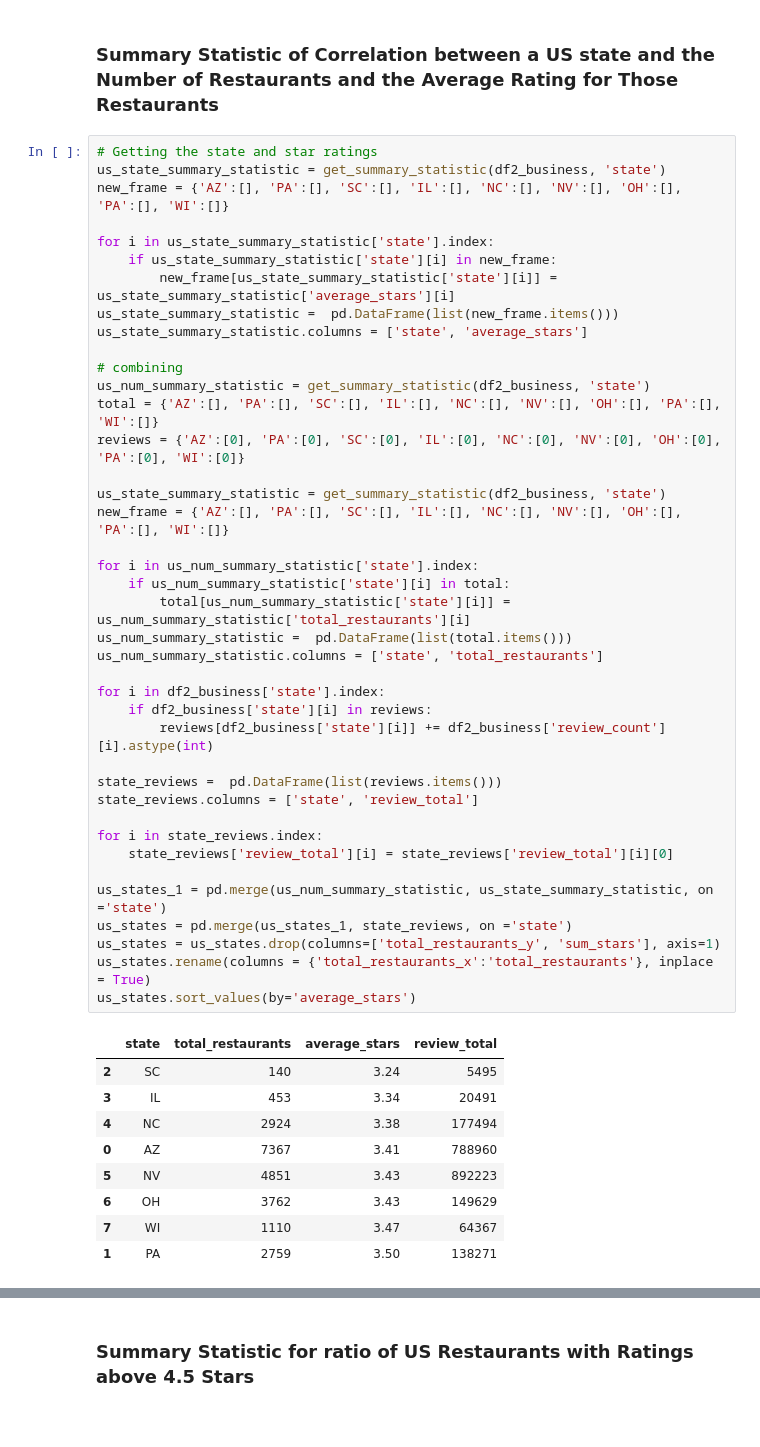
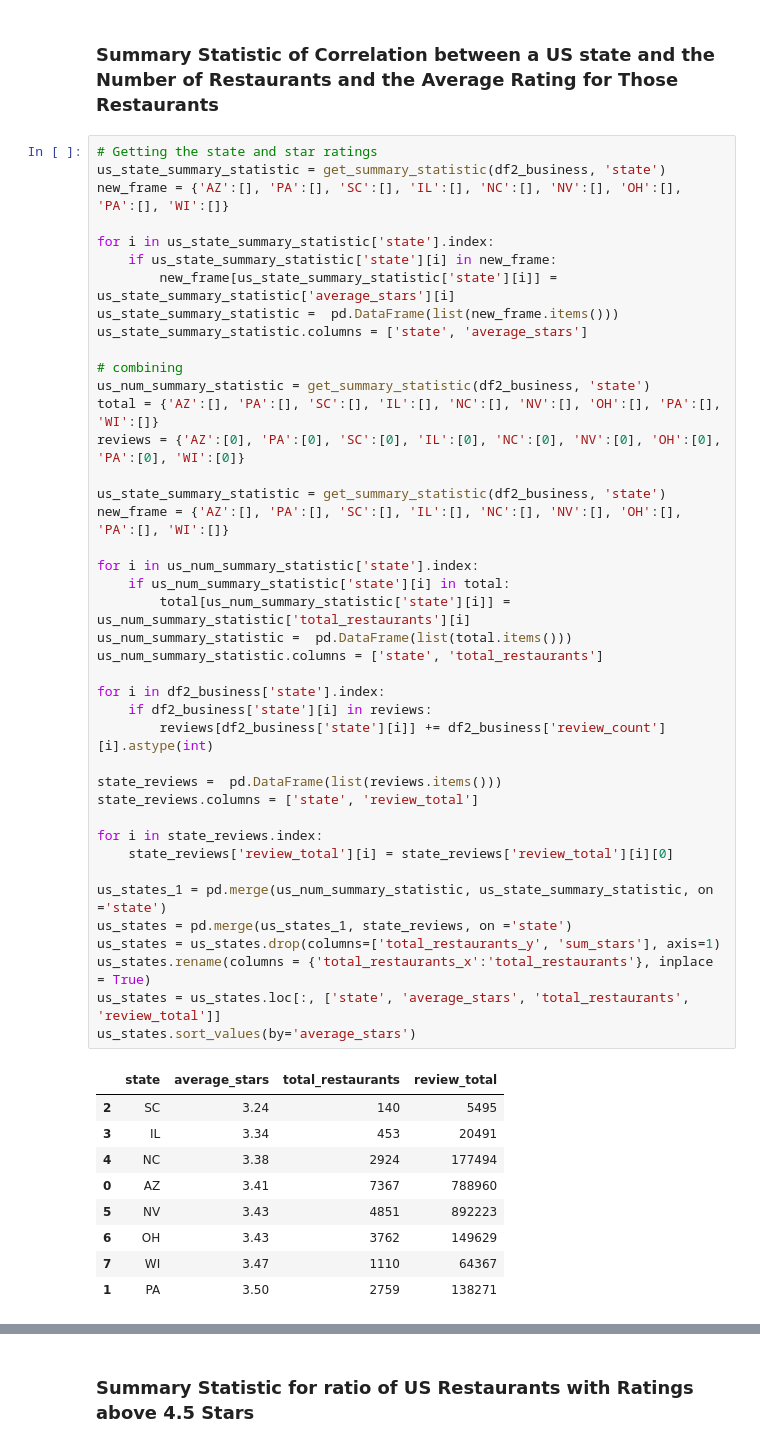
Before and after one commit to vvickychan/yelp-code, a Jupyter notebook: yelp.ipynb, the cells around one changed output, grey strips where cells are left out. Cells and saved outputs as stored; diff of their text form.

```diff
--- a/yelp.ipynb
+++ b/yelp.ipynb
@@ -466,40 +436,41 @@ us_state_summary_statistic.columns = ['state', 'average_stars']
 # combining
 us_num_summary_statistic = get_summary_statistic(df2_business, 'state')
 total = {'AZ':[], 'PA':[], 'SC':[], 'IL':[], 'NC':[], 'NV':[], 'OH':[], 'PA':[], 'WI':[]}
 reviews = {'AZ':[0], 'PA':[0], 'SC':[0], 'IL':[0], 'NC':[0], 'NV':[0], 'OH':[0], 'PA':[0], 'WI':[0]}
 
 us_state_summary_statistic = get_summary_statistic(df2_business, 'state')
 new_frame = {'AZ':[], 'PA':[], 'SC':[], 'IL':[], 'NC':[], 'NV':[], 'OH':[], 'PA':[], 'WI':[]}
 
 for i in us_num_summary_statistic['state'].index:
     if us_num_summary_statistic['state'][i] in total:
         total[us_num_summary_statistic['state'][i]] = us_num_summary_statistic['total_restaurants'][i]
 us_num_summary_statistic =  pd.DataFrame(list(total.items()))
 us_num_summary_statistic.columns = ['state', 'total_restaurants']
 
 for i in df2_business['state'].index:
     if df2_business['state'][i] in reviews:
         reviews[df2_business['state'][i]] += df2_business['review_count'][i].astype(int)
 
 state_reviews =  pd.DataFrame(list(reviews.items()))
 state_reviews.columns = ['state', 'review_total']
 
 for i in state_reviews.index:
     state_reviews['review_total'][i] = state_reviews['review_total'][i][0]
 
 us_states_1 = pd.merge(us_num_summary_statistic, us_state_summary_statistic, on ='state')
 us_states = pd.merge(us_states_1, state_reviews, on ='state')
 us_states = us_states.drop(columns=['total_restaurants_y', 'sum_stars'], axis=1)
 us_states.rename(columns = {'total_restaurants_x':'total_restaurants'}, inplace = True)
+us_states = us_states.loc[:, ['state', 'average_stars', 'total_restaurants', 'review_total']]
 us_states.sort_values(by='average_stars')
 # %% [output]
-|  | state | total_restaurants | average_stars | review_total |
-| 2 | SC | 140 | 3.24 | 5495 |
-| 3 | IL | 453 | 3.34 | 20491 |
-| 4 | NC | 2924 | 3.38 | 177494 |
-| 0 | AZ | 7367 | 3.41 | 788960 |
-| 5 | NV | 4851 | 3.43 | 892223 |
-| 6 | OH | 3762 | 3.43 | 149629 |
-| 7 | WI | 1110 | 3.47 | 64367 |
-| 1 | PA | 2759 | 3.50 | 138271 |
+|  | state | average_stars | total_restaurants | review_total |
+| 2 | SC | 3.24 | 140 | 5495 |
+| 3 | IL | 3.34 | 453 | 20491 |
+| 4 | NC | 3.38 | 2924 | 177494 |
+| 0 | AZ | 3.41 | 7367 | 788960 |
+| 5 | NV | 3.43 | 4851 | 892223 |
+| 6 | OH | 3.43 | 3762 | 149629 |
+| 7 | WI | 3.47 | 1110 | 64367 |
+| 1 | PA | 3.50 | 2759 | 138271 |
 # %% [markdown]
```
Also changed, not shown: parts of 42 cells of this notebook, 1 other file.
